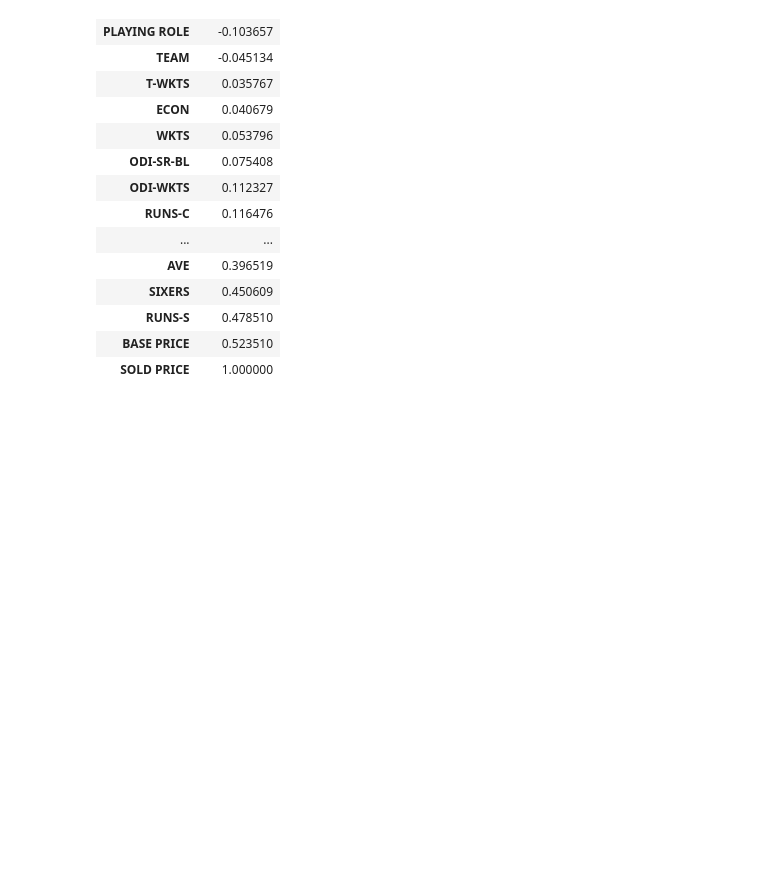
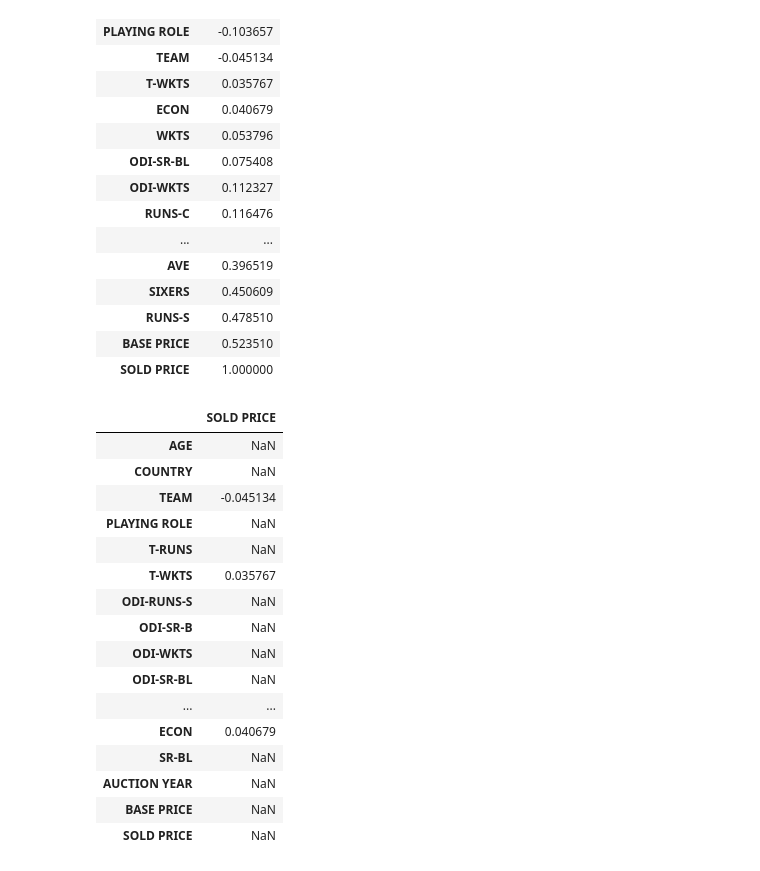
Before and after one commit to saptarshipal1/ipl_dataset2013, a Jupyter notebook: data/ipl_2013 copy_1.0.ipynb, the cells around one changed output. Cells and saved outputs as stored; diff of their text form; code cells hidden in the pictures; blank space fills up the shorter version.

```diff
--- a/data/ipl_2013 copy_1.0.ipynb
+++ b/data/ipl_2013 copy_1.0.ipynb
@@ -202,3 +202,23 @@ df3.corr()[['SOLD PRICE']].sort_values(by = ['SOLD PRICE'])
 | RUNS-S | 0.478510 |
 | BASE PRICE | 0.523510 |
 | SOLD PRICE | 1.000000 |
+# %%
+df3.corr()[['SOLD PRICE']][(df3.corr()[['SOLD PRICE']]>-0.05) & (df3.corr()[['SOLD PRICE']]<0.05)]
+# %% [output]
+|  | SOLD PRICE |
+| AGE | NaN |
+| COUNTRY | NaN |
+| TEAM | -0.045134 |
+| PLAYING ROLE | NaN |
+| T-RUNS | NaN |
+| T-WKTS | 0.035767 |
+| ODI-RUNS-S | NaN |
+| ODI-SR-B | NaN |
+| ODI-WKTS | NaN |
+| ODI-SR-BL | NaN |
+| ... | ... |
+| ECON | 0.040679 |
+| SR-BL | NaN |
+| AUCTION YEAR | NaN |
+| BASE PRICE | NaN |
+| SOLD PRICE | NaN |
```
Also changed, not shown: parts of 5 cells of this notebook.
